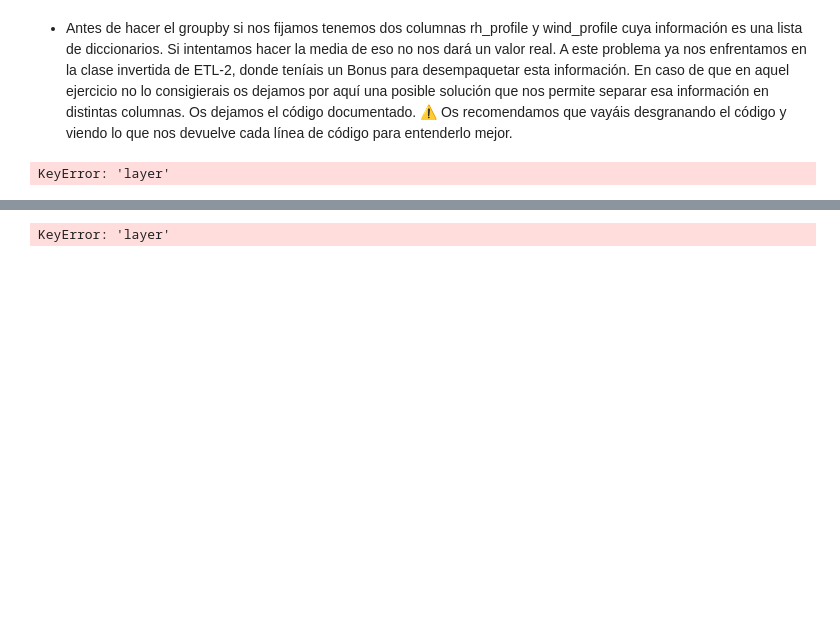
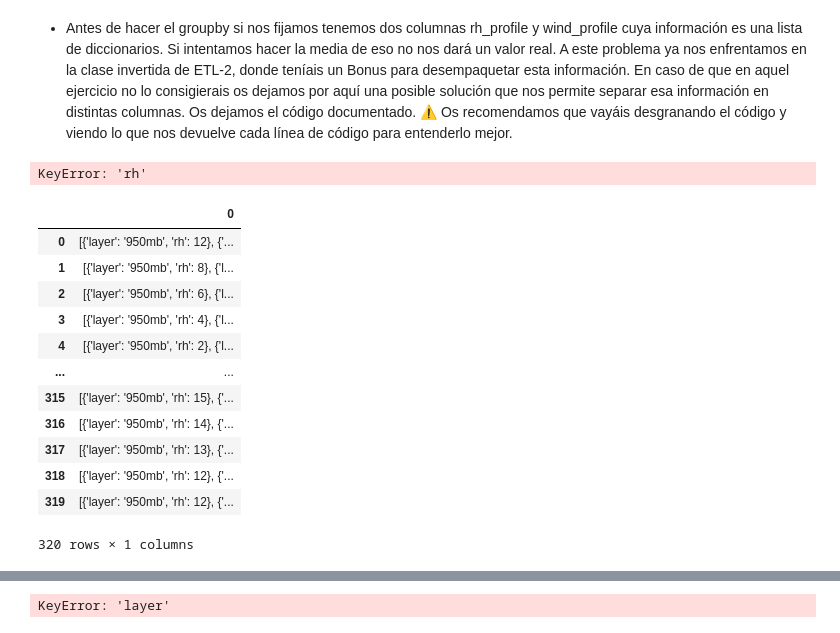
Before and after one commit to Adalab/DA-promo-b-modulo-2-sprint-2-Yadi-Vero, a Jupyter notebook: ETL/II-pair-programming-etl-2.ipynb, the cells around one changed output, grey strips where cells are left out. Cells and saved outputs as stored; diff of their text form; code cells hidden in the pictures; blank space fills up the shorter version.

```diff
--- a/ETL/II-pair-programming-etl-2.ipynb
+++ b/ETL/II-pair-programming-etl-2.ipynb
@@ -54,7 +71,8 @@ df.sample(2)
 - Antes de hacer el groupby si nos fijamos tenemos dos columnas rh_profile y wind_profile cuya información es una lista de diccionarios. Si intentamos hacer la media de eso no nos dará un valor real. A este problema ya nos enfrentamos en la clase invertida de ETL-2, donde teníais un Bonus para desempaquetar esta información. En caso de que en aquel ejercicio no lo consigierais os dejamos por aquí una posible solución que nos permite separar esa información en distintas columnas. Os dejamos el código documentado. ⚠️ Os recomendamos que vayáis desgranando el código y viendo lo que nos devuelve cada línea de código para entenderlo mejor.
 # %%
 x = df['rh_profile'].apply(pd.Series)
-x[0].apply(pd.Series)['layer'][0]
+x[0]=x[0].apply(ast.literal_eval)
+x = df['rh_profile'].apply(pd.Series)
 
 x = df['rh_profile'].apply(pd.Series)
 x[0].apply(pd.Series)['rh'][0]
@@ -63,8 +81,27 @@ x = df['rh_profile'].apply(pd.Series)
 
 
 for values in range(len(x.columns)):
-    nombre='rh' + str(x[values].apply(pd.Series)['layer'][0])
+    nombre='rh' + str(x[values].apply(pd.Series)["layer"][0])
     valores = list(x[values].apply(pd.Series)['rh'])
     df.insert(values, nombre, valores)
 # %% [output]
-KeyError: 'layer'
+KeyError: 'rh'
+# %%
+x = df['rh_profile'].apply(pd.Series)
+x[0]=x[0].apply(ast.literal_eval)
+x = df['rh_profile'].apply(pd.Series)
+x
+# %% [output]
+|  | 0 |
+| 0 | [{'layer': '950mb', 'rh': 12}, {'... |
+| 1 | [{'layer': '950mb', 'rh': 8}, {'l... |
+| 2 | [{'layer': '950mb', 'rh': 6}, {'l... |
+| 3 | [{'layer': '950mb', 'rh': 4}, {'l... |
+| 4 | [{'layer': '950mb', 'rh': 2}, {'l... |
+| ... | ... |
+| 315 | [{'layer': '950mb', 'rh': 15}, {'... |
+| 316 | [{'layer': '950mb', 'rh': 14}, {'... |
+| 317 | [{'layer': '950mb', 'rh': 13}, {'... |
+| 318 | [{'layer': '950mb', 'rh': 12}, {'... |
+| 319 | [{'layer': '950mb', 'rh': 12}, {'... |
+320 rows × 1 columns
```
Also changed, not shown: parts of 4 cells of this notebook.
